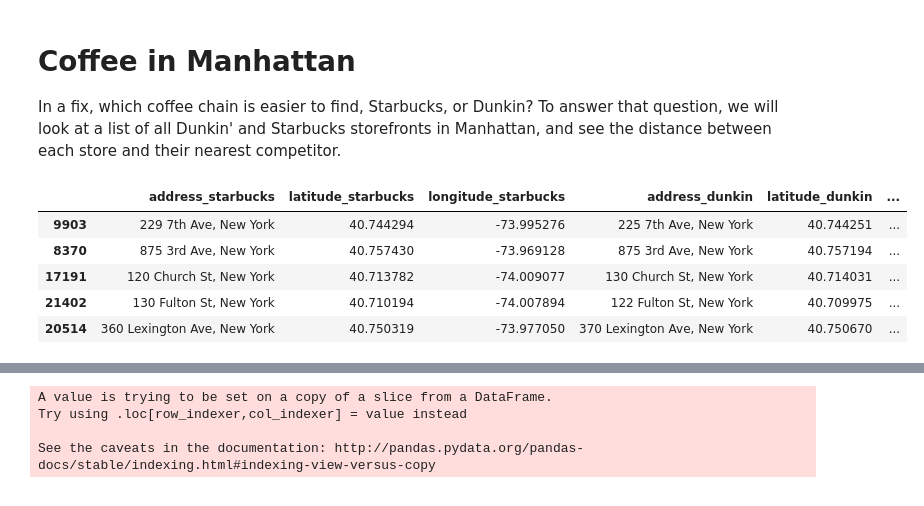
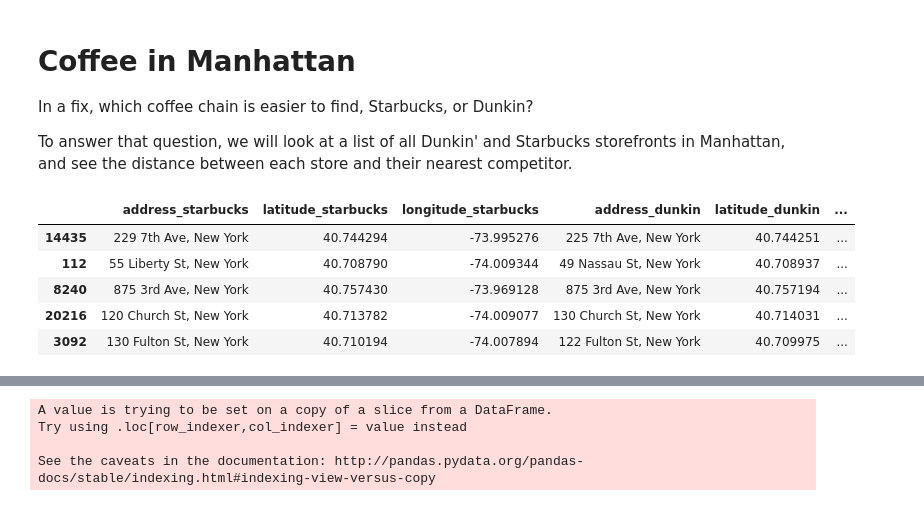
Before and after one commit to BrandonEmmerich/google_maps, a Jupyter notebook: analysis/Coffee In Manhattan.ipynb, the cells around one changed output, grey strips where cells are left out. Cells and saved outputs as stored; diff of their text form; code cells hidden in the pictures.

```diff
--- a/analysis/Coffee In Manhattan.ipynb
+++ b/analysis/Coffee In Manhattan.ipynb
@@ -1,7 +1,9 @@
 # %% [markdown]
 # Coffee in Manhattan
 
-In a fix, which coffee chain is easier to find, Starbucks, or Dunkin? To answer that question, we will look at a list of all Dunkin' and Starbucks storefronts in Manhattan, and see the distance between each store and their nearest competitor.
+In a fix, which coffee chain is easier to find, Starbucks, or Dunkin?
+
+To answer that question, we will look at a list of all Dunkin' and Starbucks storefronts in Manhattan, and see the distance between each store and their nearest competitor.
 # %%
 import geopy.distance
 import pandas as pd
@@ -33,40 +35,50 @@ QUERY = '''
 with base_data as (
 
     select
         vicinity as address,
         result_name,
         max(location_latitude) as latitude,
-        max(location_longitude) as longitude
-    from locations_data.manhattan_coffee
+        max(location_longitude) as longitude,
+        max(zip_code) as zip_code
+    from locations_data.manhattan_starbucks
+    group by 1,2
+    union
+    select
+        vicinity as address,
+        result_name,
+        max(location_latitude) as latitude,
+        max(location_longitude) as longitude,
+        max(zip_code) as zip_code
+    from locations_data.manhattan_dunkin
     group by 1,2
     )
 
 select
     t.address as address_starbucks,
     t.latitude as latitude_starbucks,
     t.longitude as longitude_starbucks,
     t2.address as address_dunkin,
     t2.latitude as latitude_dunkin,
     t2.longitude as longitude_dunkin
 from base_data as t
 cross join base_data as t2
 where t.result_name = 'Starbucks'
     and t2.result_name ~ 'Dunk'
     and t.address ~ 'New York'
     and t2.address ~ 'New York';
 '''
 
 df = get_dataframe_from_db(QUERY)
 df['distance_between_stores'] = df.apply(get_distance_between_stores, axis = 1)
 
 df.sort_values(by = ['distance_between_stores']).head()
 # %% [output]
 |  | address_starbucks | latitude_starbucks | longitude_starbucks | address_dunkin | latitude_dunkin | ... |
-| 9903 | 229 7th Ave, New York | 40.744294 | -73.995276 | 225 7th Ave, New York | 40.744251 | ... |
-| 8370 | 875 3rd Ave, New York | 40.757430 | -73.969128 | 875 3rd Ave, New York | 40.757194 | ... |
-| 17191 | 120 Church St, New York | 40.713782 | -74.009077 | 130 Church St, New York | 40.714031 | ... |
-| 21402 | 130 Fulton St, New York | 40.710194 | -74.007894 | 122 Fulton St, New York | 40.709975 | ... |
-| 20514 | 360 Lexington Ave, New York | 40.750319 | -73.977050 | 370 Lexington Ave, New York | 40.750670 | ... |
+| 14435 | 229 7th Ave, New York | 40.744294 | -73.995276 | 225 7th Ave, New York | 40.744251 | ... |
+| 112 | 55 Liberty St, New York | 40.708790 | -74.009344 | 49 Nassau St, New York | 40.708937 | ... |
+| 8240 | 875 3rd Ave, New York | 40.757430 | -73.969128 | 875 3rd Ave, New York | 40.757194 | ... |
+| 20216 | 120 Church St, New York | 40.713782 | -74.009077 | 130 Church St, New York | 40.714031 | ... |
+| 3092 | 130 Fulton St, New York | 40.710194 | -74.007894 | 122 Fulton St, New York | 40.709975 | ... |
 # %%
 df['rank_starbucks'] = df.groupby('address_starbucks')['distance_between_stores'].rank(ascending=True)
 df['rank_dunkin'] = df.groupby('address_dunkin')['distance_between_stores'].rank(ascending=True)
```
Also changed, not shown: parts of 8 cells of this notebook, 2 other files.
